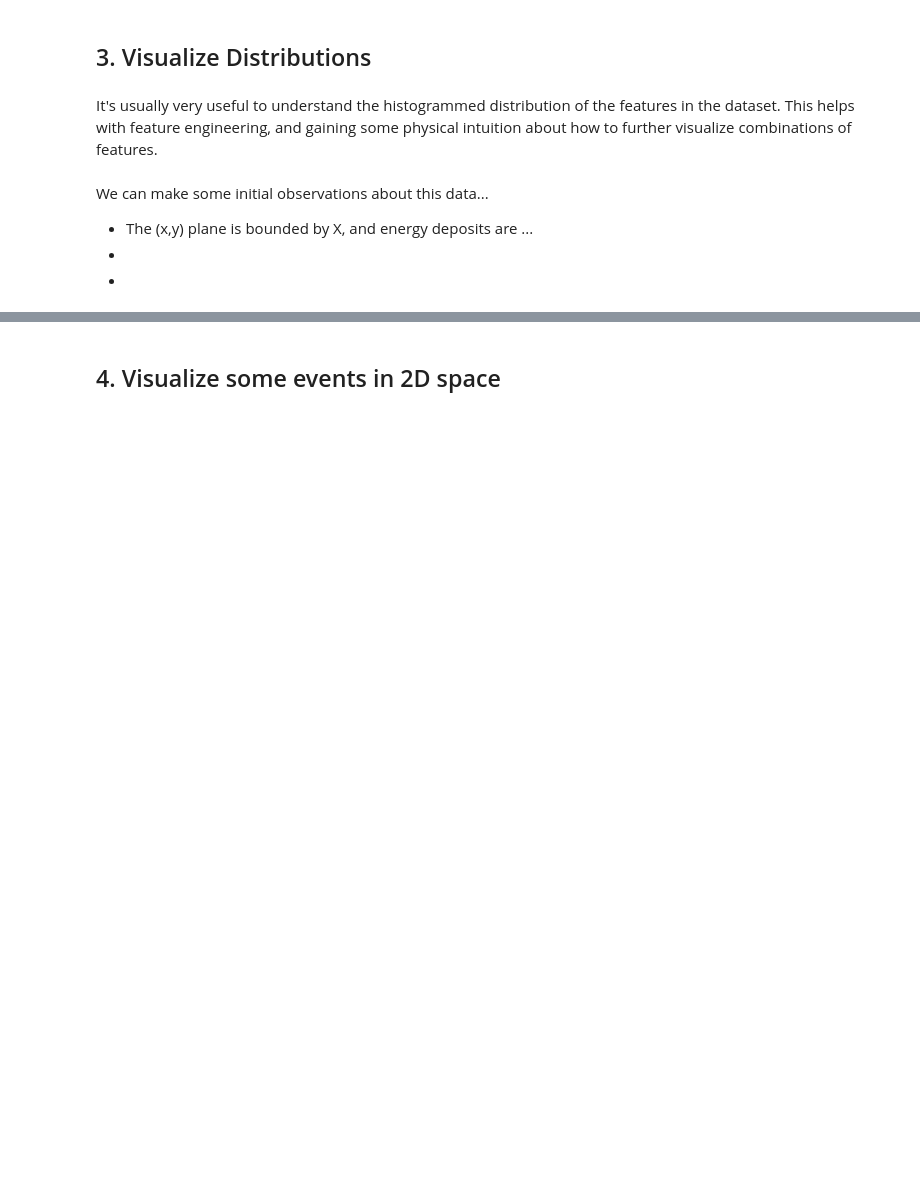
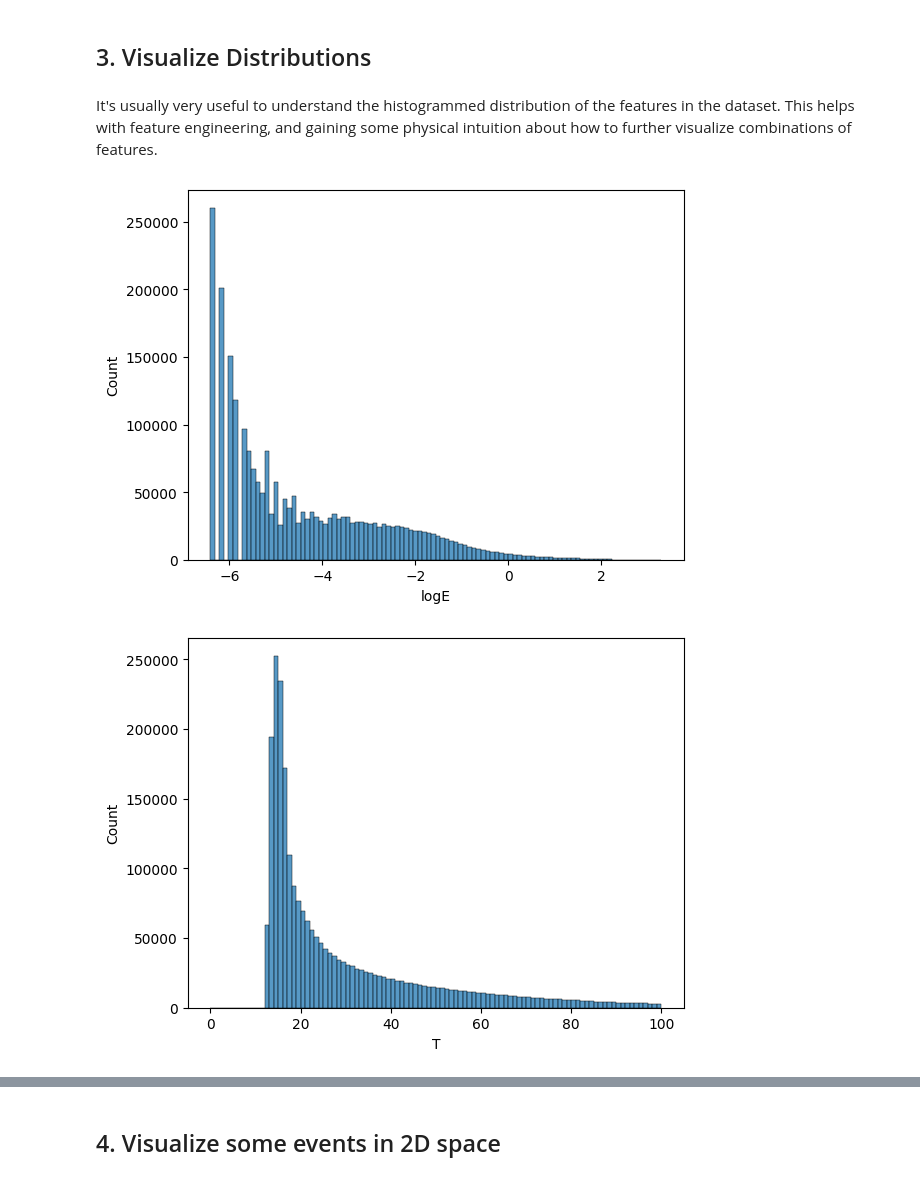
Before and after one commit to wpmccormack/ePIC_Clustering_2023, a Jupyter notebook: examples/notebooks/0_Exploratory_Data_Analysis.ipynb, the cells around one changed output, grey strips where cells are left out. Saved outputs shown, nothing was run; the diff lists cells and outputs as text; code cells hidden in the pictures; blank space fills up the shorter version.

```diff
--- a/examples/notebooks/0_Exploratory_Data_Analysis.ipynb
+++ b/examples/notebooks/0_Exploratory_Data_Analysis.ipynb
@@ -28,5 +27,5 @@ Our plan is to load some data and visualize the various features that are includ
 # %% [markdown]
 First, we load one of the CSV files. The exact way you do this will differ between a local notebook and a Kaggle notebook.
 # %%
-input_dir = "/global/cfs/cdirs/m3443/data/PowerWeek"
+input_dir = "/global/cfs/cdirs/m3443/data/PowerWeek/train/train"
 csv_files = [os.path.join(input_dir, f) for f in os.listdir(input_dir) if f.endswith('.csv')]
@@ -35,5 +32,5 @@ NameError: name 'os' is not defined
 # %%
-pd.read_csv(csv_files[0])
+events = pd.read_csv(csv_files[0])
 # %% [markdown]
 ## 2. Initial Inspection
 # %% [markdown]
@@ -42,8 +48,15 @@ Let's examine the dataframe and see what is available.
 ## 3. Visualize Distributions
 # %% [markdown]
 It's usually very useful to understand the histogrammed distribution of the features in the dataset. This helps with feature engineering, and gaining some physical intuition about how to further visualize combinations of features.
-# %% [markdown]
-We can make some initial observations about this data...
-- The (x,y) plane is bounded by X, and energy deposits are ...
--
--
+# %%
+# Make sns histogram of each variable
+# Add a column to count the number of clusters in each event, grouped by clusterID
+events["num_particles"] = events.drop_duplicates(subset=["clusterID"]).groupby("event")["event"].transform("count")
+events["logE"] = np.log(events["E"])
+columns_to_histogram = ["logE", "T", "posx", "posy", "posz", "ix", "iy", "iz", "N", "num_particles"]
+for column in columns_to_histogram:
+    sns.histplot(events[column], bins=100)
+    plt.show()
+# %% [output]
+[figure, added]
+[figure, added]
```
Also changed, not shown: parts of 10 cells of this notebook, 1 other file.
